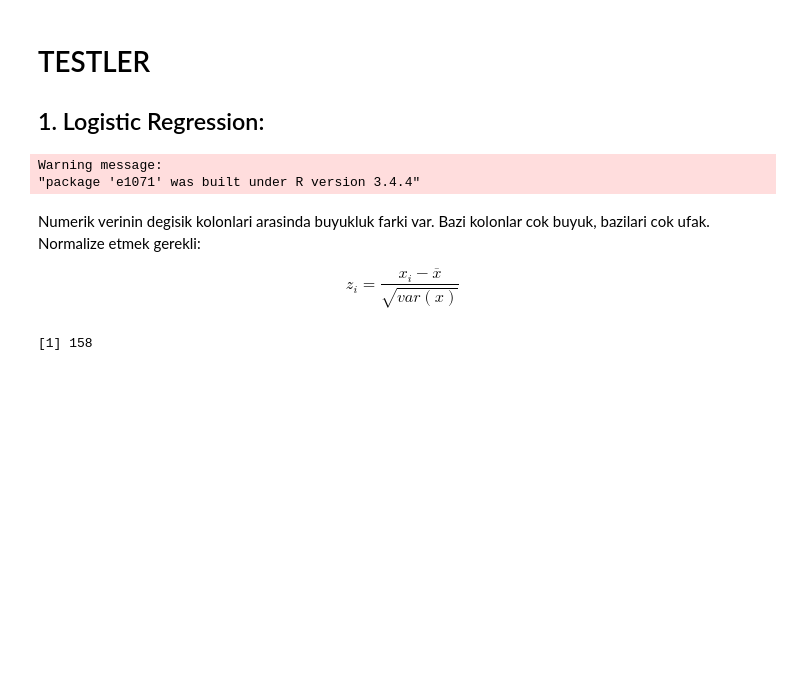
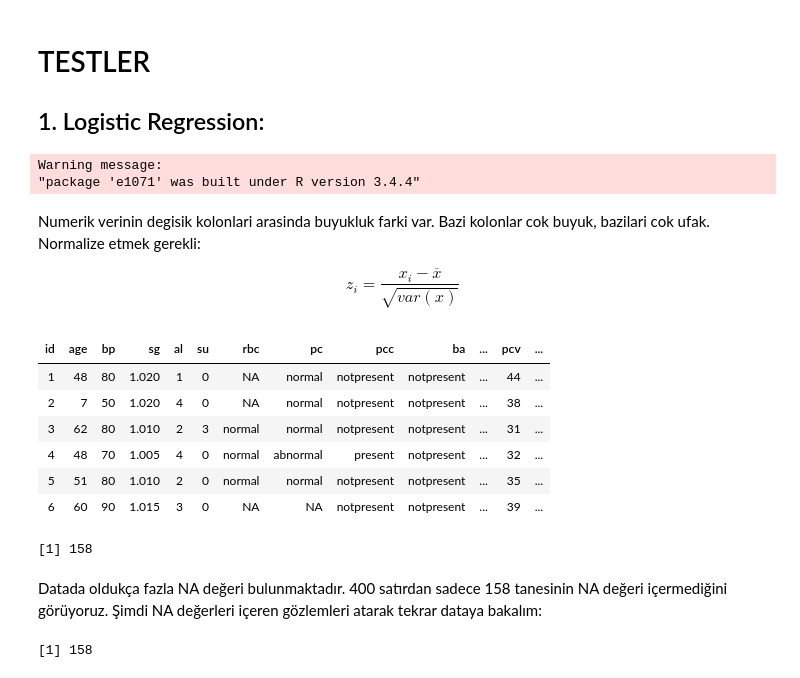
Before and after one commit to busrasezer/Bitirme_Odevi, a Jupyter notebook: Bitirme+Ödevi.ipynb, the cells around one changed output. Saved outputs shown, nothing was run; the diff lists cells and outputs as text; code cells hidden in the pictures; blank space fills up the shorter version.

```diff
--- a/Bitirme+Ödevi.ipynb
+++ b/Bitirme+Ödevi.ipynb
@@ -525,6 +522,24 @@ Warning message:
 Numerik verinin degisik kolonlari arasinda buyukluk farki var. Bazi kolonlar cok buyuk, bazilari cok ufak. Normalize etmek gerekli:
 
 $$ z_i = \frac{x_i - \overline{x}}{\sqrt{var(x)}} $$
+# %%
+kidney <- read.csv("C:\\Users\\Lenova\\Desktop\\ch_kidney_disease.csv", na.strings = "?")
+# %%
+head(kidney)
+# %% [output]
+| id | age | bp | sg | al | su | rbc | pc | pcc | ba | ... | pcv | ... |
+| 1 | 48 | 80 | 1.020 | 1 | 0 | NA | normal | notpresent | notpresent | ... | 44 | ... |
+| 2 | 7 | 50 | 1.020 | 4 | 0 | NA | normal | notpresent | notpresent | ... | 38 | ... |
+| 3 | 62 | 80 | 1.010 | 2 | 3 | normal | normal | notpresent | notpresent | ... | 31 | ... |
+| 4 | 48 | 70 | 1.005 | 4 | 0 | normal | abnormal | present | notpresent | ... | 32 | ... |
+| 5 | 51 | 80 | 1.010 | 2 | 0 | normal | normal | notpresent | notpresent | ... | 35 | ... |
+| 6 | 60 | 90 | 1.015 | 3 | 0 | NA | NA | notpresent | notpresent | ... | 39 | ... |
+# %%
+nrow(na.omit(kidney))
+# %% [output]
+[1] 158
+# %% [markdown]
+Datada oldukça fazla NA değeri bulunmaktadır. 400 satırdan sadece 158 tanesinin NA değeri içermediğini görüyoruz. Şimdi NA değerleri içeren gözlemleri atarak tekrar dataya bakalım:
 # %%
 kidney <- na.omit(read.csv("C:\\Users\\Lenova\\Desktop\\ch_kidney_disease.csv", na.strings = "?"))
 for (name in setdiff(colnames(kidney),c("class"))) {
```
Also changed, not shown: parts of 121 cells of this notebook.
